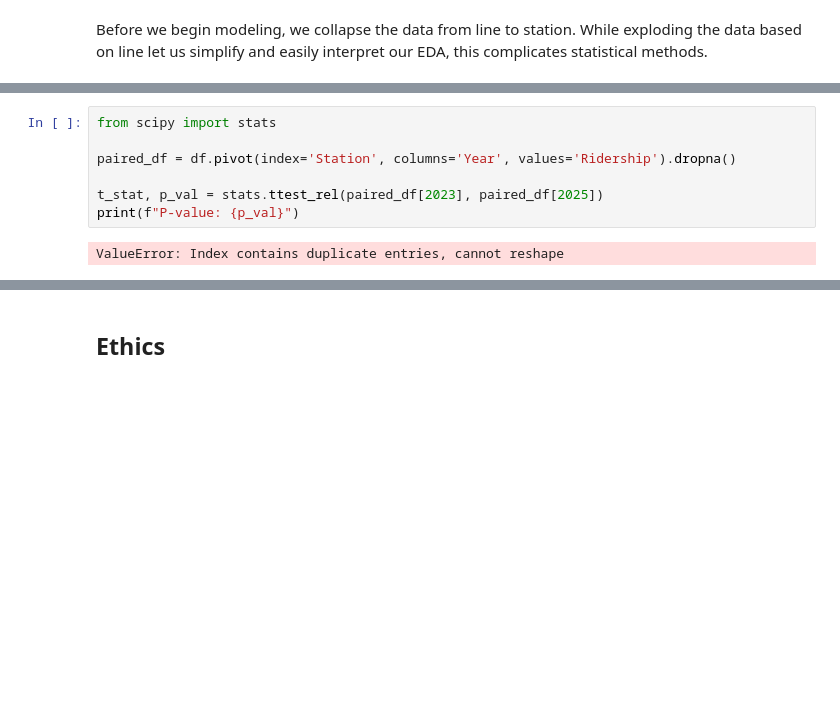
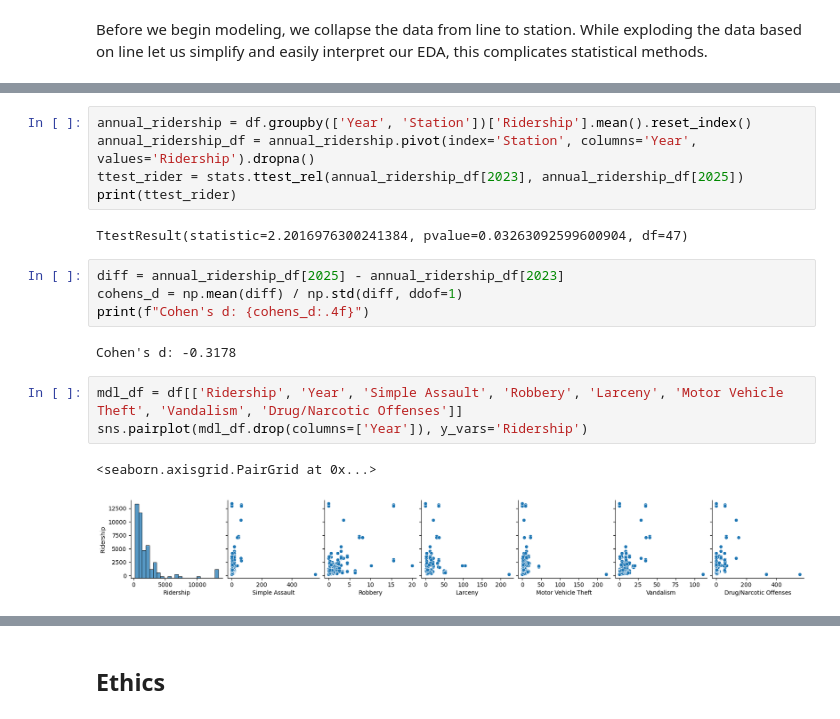
Before and after one commit to COGS108/Group022_WI26, a Jupyter notebook: 03-FinalProject.ipynb, the cells around one changed output, grey strips where cells are left out. Saved outputs shown, nothing was run; the diff lists cells and outputs as text; blank space fills up the shorter version.

```diff
--- a/03-FinalProject.ipynb
+++ b/03-FinalProject.ipynb
@@ -573,10 +559,20 @@ ValueError: Index contains duplicate entries, cannot reshape
 # %%
-from scipy import stats
-
-paired_df = df.pivot(index='Station', columns='Year', values='Ridership').dropna()
-
-t_stat, p_val = stats.ttest_rel(paired_df[2023], paired_df[2025])
-print(f"P-value: {p_val}")
+annual_ridership = df.groupby(['Year', 'Station'])['Ridership'].mean().reset_index()
+annual_ridership_df = annual_ridership.pivot(index='Station', columns='Year', values='Ridership').dropna()
+ttest_rider = stats.ttest_rel(annual_ridership_df[2023], annual_ridership_df[2025])
+print(ttest_rider)
 # %% [output]
-ValueError: Index contains duplicate entries, cannot reshape
+TtestResult(statistic=2.2016976300241384, pvalue=0.03263092599600904, df=47)
+# %%
+diff = annual_ridership_df[2025] - annual_ridership_df[2023]
+cohens_d = np.mean(diff) / np.std(diff, ddof=1)
+print(f"Cohen's d: {cohens_d:.4f}")
+# %% [output]
+Cohen's d: -0.3178
+# %%
+mdl_df = df[['Ridership', 'Year', 'Simple Assault', 'Robbery', 'Larceny', 'Motor Vehicle Theft', 'Vandalism', 'Drug/Narcotic Offenses']]
+sns.pairplot(mdl_df.drop(columns=['Year']), y_vars='Ridership')
+# %% [output]
+<seaborn.axisgrid.PairGrid at 0x...>
+[figure, added]
 # %%
```
Also changed, not shown: parts of 12 cells of this notebook.
